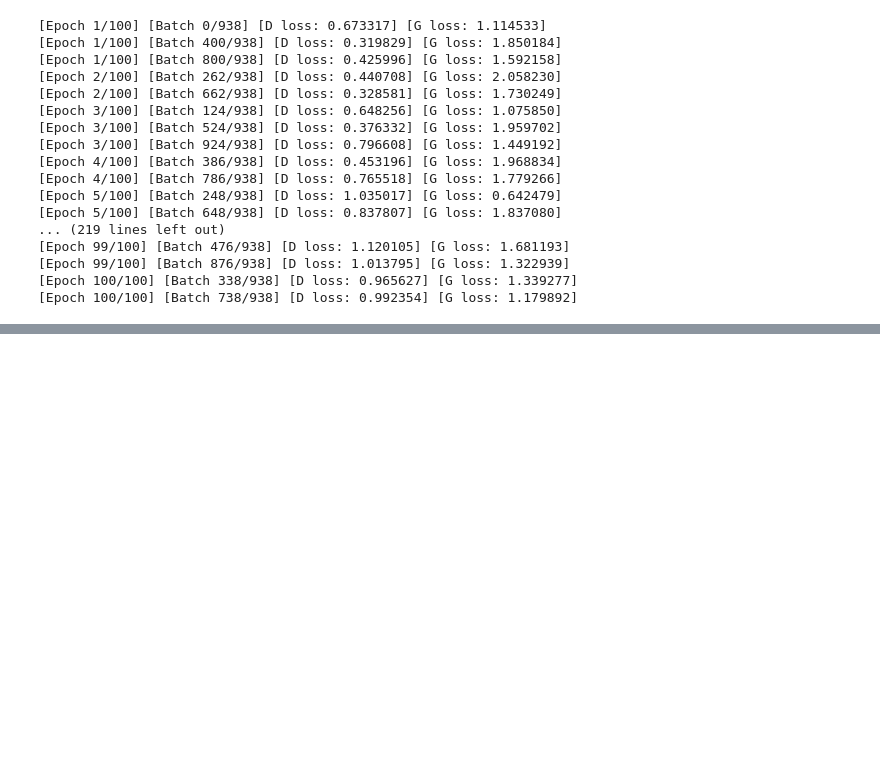
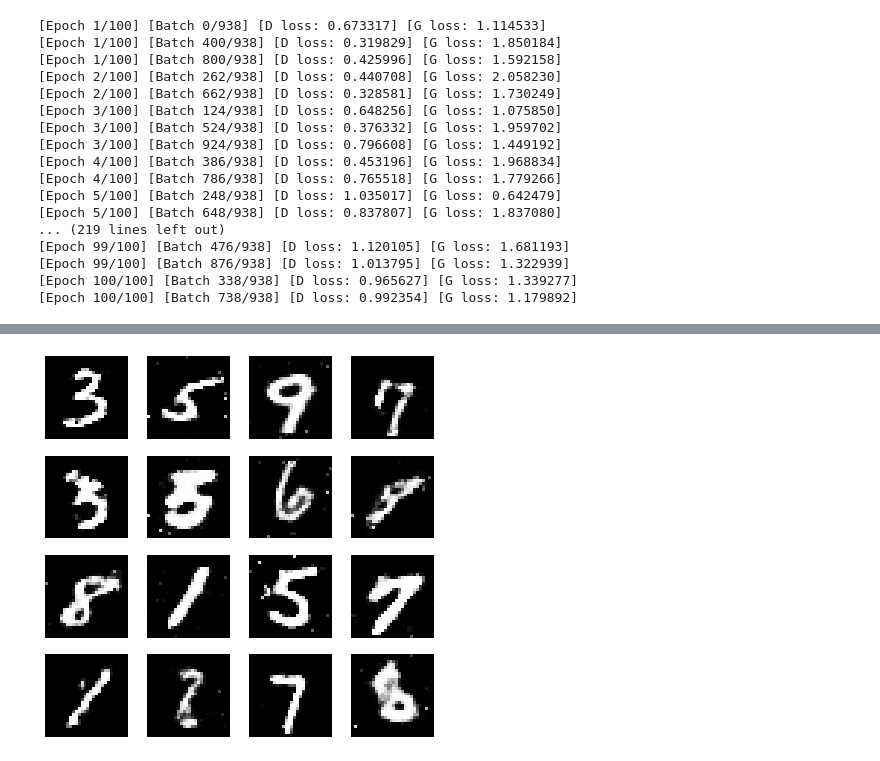
Before and after one commit to jhashekhar/generative-models, a Jupyter notebook: gans/mnist-gan.ipynb, the cells around one changed output, grey strips where cells are left out. Saved outputs shown, nothing was run; the diff lists cells and outputs as text; code cells hidden in the pictures; blank space fills up the shorter version.

```diff
--- a/gans/mnist-gan.ipynb
+++ b/gans/mnist-gan.ipynb
@@ -167,0 +180,5 @@ for epoch in range(num_epochs):
+# %%
+# Generated sample at Epoch = 50
+view_samples(49, samples)
+# %% [output]
+[figure, added]
```
Also changed, not shown: parts of 7 cells of this notebook.
